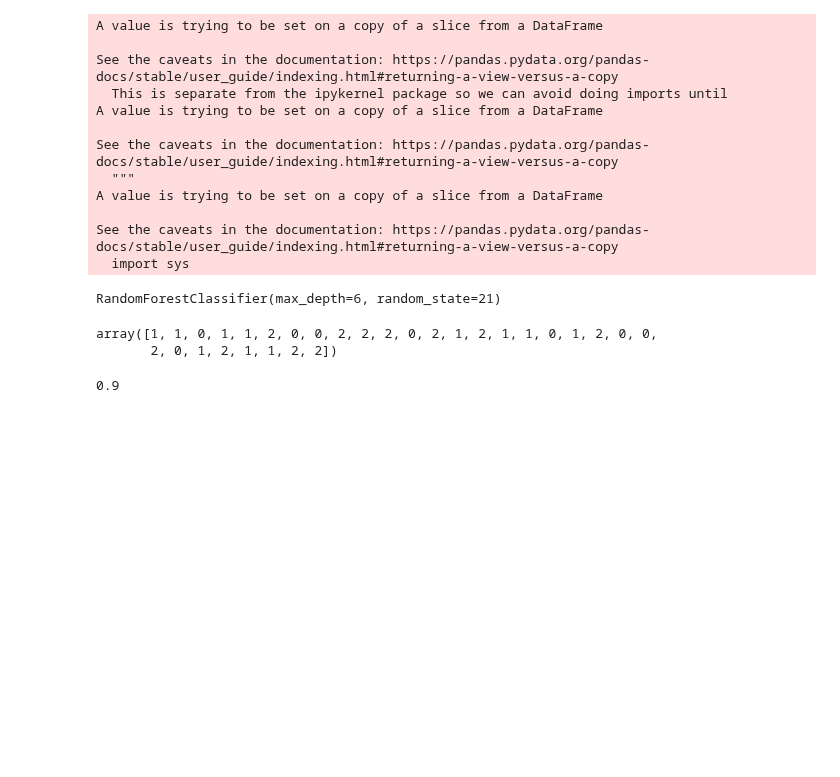
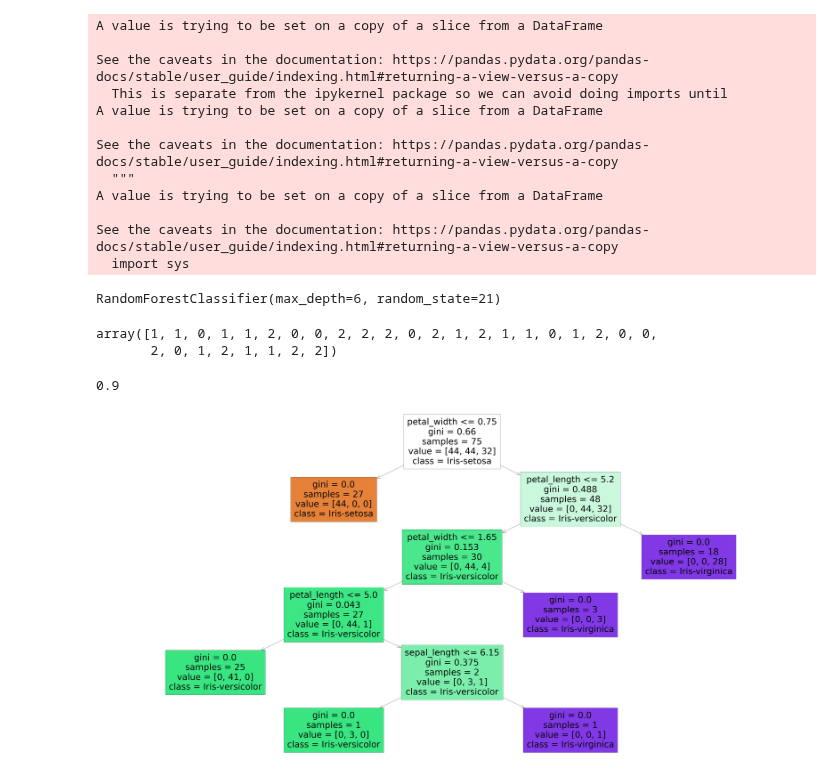
Before and after one commit to hands-on-data/ColabFiles, a Jupyter notebook: Random_Forest_Tutorial.ipynb, the cells around one changed output. Cells and saved outputs as stored; diff of their text form; code cells hidden in the pictures; blank space fills up the shorter version.

```diff
--- a/Random_Forest_Tutorial.ipynb
+++ b/Random_Forest_Tutorial.ipynb
@@ -97,3 +99,10 @@ array([1, 1, 0, 1, 1, 2, 0, 0, 2, 2, 2, 0, 2, 1, 2, 1, 1, 0, 1, 2, 0, 0,
 accuracy_score(y_test, y_pred)
 # %% [output]
 0.9
+# %%
+from sklearn.tree import plot_tree
+plt.figure(figsize=(100,50))
+plot_tree(model.estimators_[2],feature_names=['sepal_length','sepal_width','petal_length','petal_width'],
+                               class_names=['Iris-setosa','Iris-versicolor','Iris-virginica'],filled=True);
+# %% [output]
+[figure, added]
```
Also changed, not shown: parts of 1 cell of this notebook.
